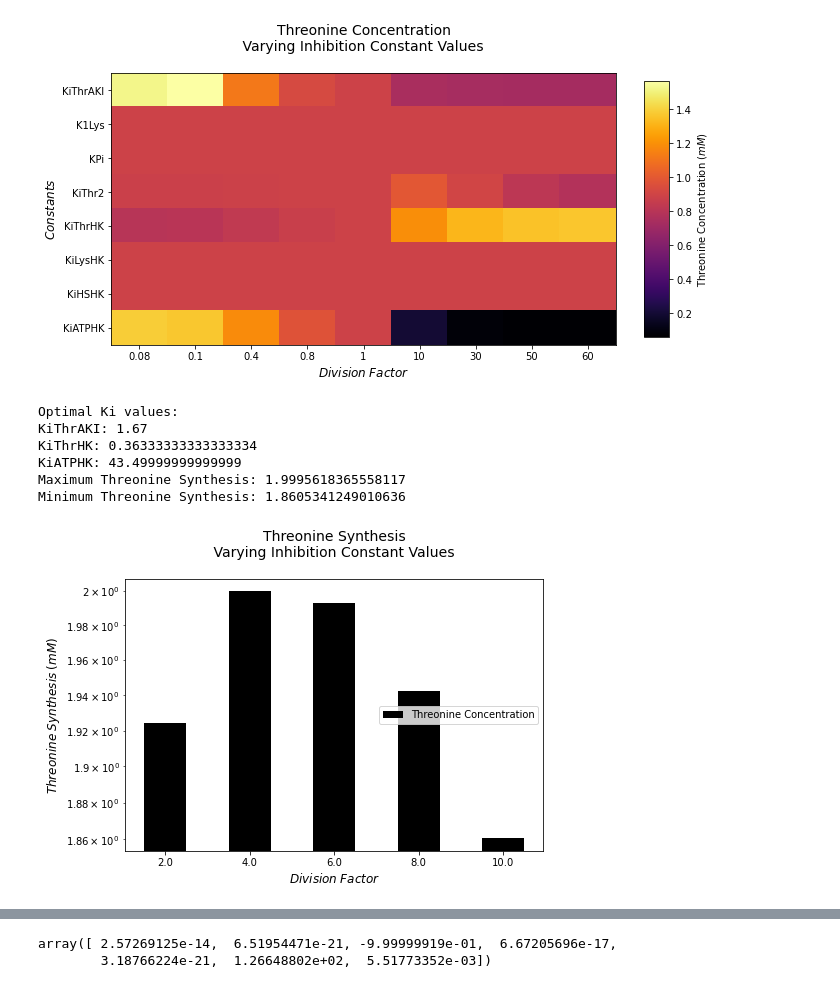
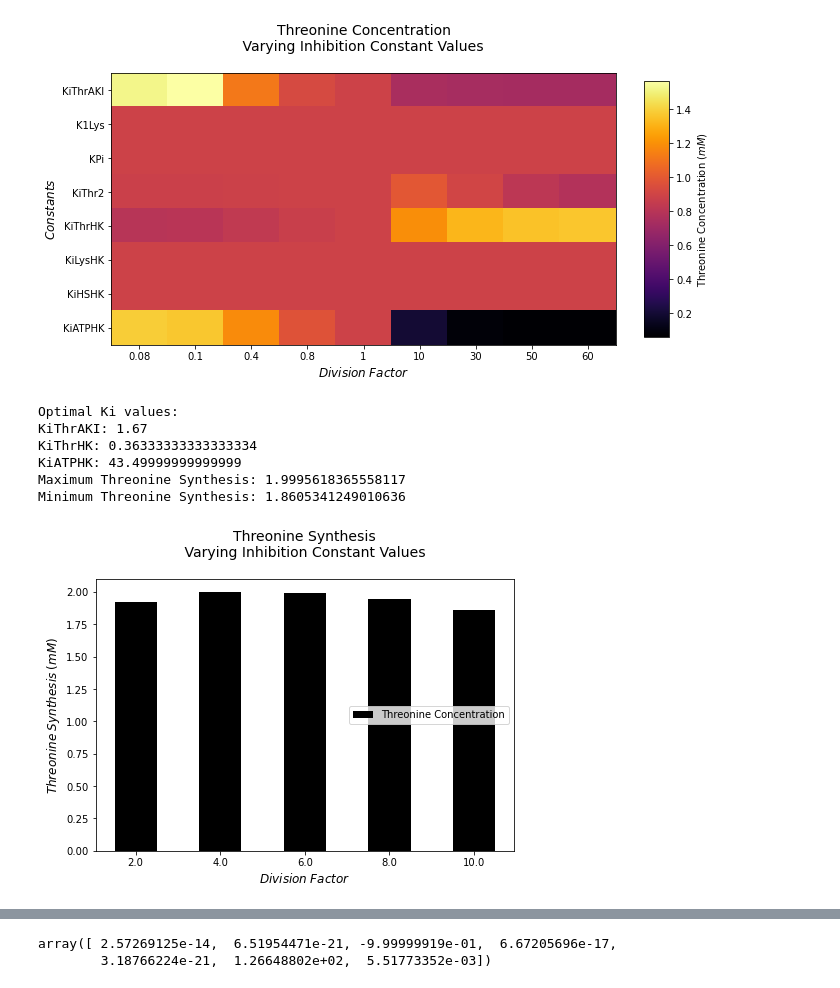
Before and after one commit to alejandrocs98/Proyectos-HCIM, a Jupyter notebook: Proyecto-01/proyecto_1.ipynb, the cells around one changed output, grey strips where cells are left out. Cells and saved outputs as stored; diff of their text form; code cells hidden in the pictures.

```diff
--- a/Proyecto-01/proyecto_1.ipynb
+++ b/Proyecto-01/proyecto_1.ipynb
@@ -348,24 +348,24 @@ solved_constants = [find_optimal_constant(val, delta_constants='solved') for val
 # %%
 figure = plt.figure(figsize=(7.5,5))
 K_val = values[np.argmax(solved_constants)]
 print(f'Optimal Ki values: \nKiThrAKI: {K_val[0]} \nKiThrHK: {K_val[1]} \nKiATPHK: {K_val[2]}')
 print(f'Maximum Threonine Synthesis: {np.max(solved_constants)}')
 print(f'Minimum Threonine Synthesis: {np.min(solved_constants)}')
 
 plt.bar(range(1, 6), solved_constants, color='black', width=0.5, align='center', label='Threonine Concentration');
 plt.title('Threonine Synthesis\n Varying Inhibition Constant Values \n', fontsize=14);
 plt.xlabel('$Division \; Factor$', fontsize=12);
 plt.ylabel('$Threonine\;Synthesis\;(mM)$', fontsize=12);
 plt.legend(loc=5);
-plt.yscale('log')
+# plt.yscale('log')
 plt.xticks(range(1, 6), [f'{round(factor * (i+1), 4)}' for i in range(5)]);
 # plt.vlines(np.argmax(solved_constants), 1.85, np.max(solved_constants), color='red', lw=0.5);
 # %% [output]
 Optimal Ki values:
 KiThrAKI: 1.67
 KiThrHK: 0.36333333333333334
 KiATPHK: 43.49999999999999
 Maximum Threonine Synthesis: 1.9995618365558117
 Minimum Threonine Synthesis: 1.8605341249010636
-[figure, old version]
+[figure, new version]
 # %%
```
Also changed, not shown: parts of 5 cells of this notebook.
